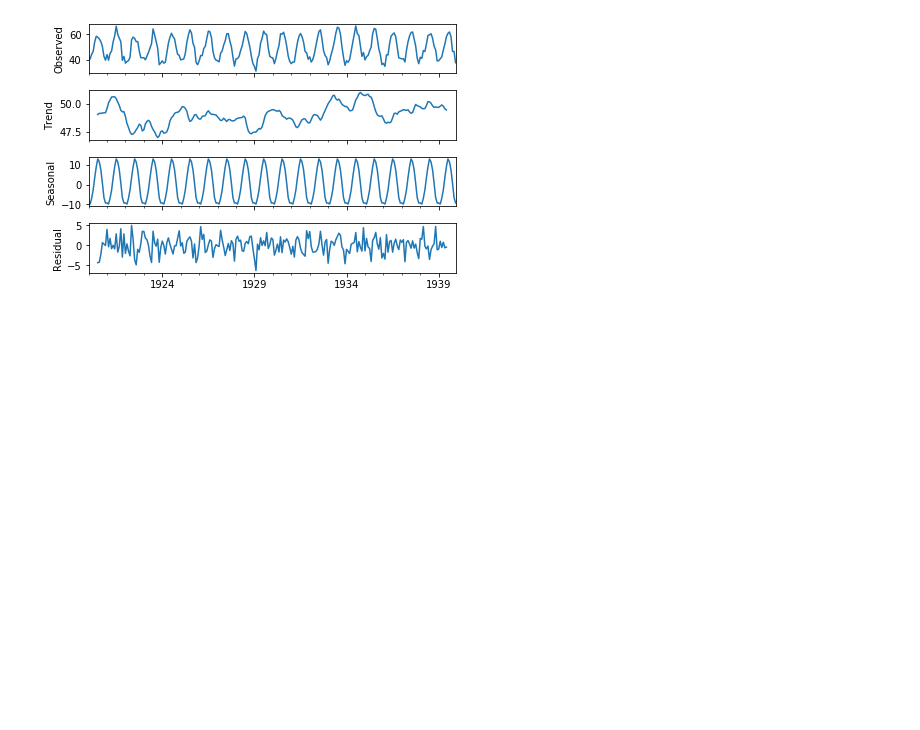
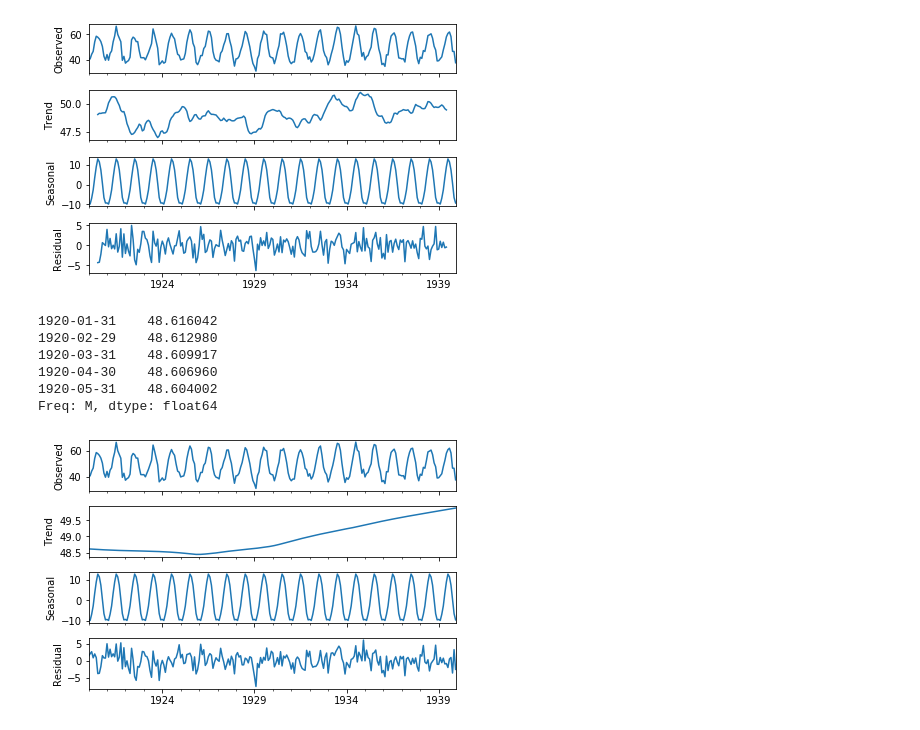
Before and after one commit to darrahts/timeSeriesAnalysis, a Jupyter notebook: arima.ipynb, the cells around one changed output. Saved outputs shown, nothing was run; the diff lists cells and outputs as text; code cells hidden in the pictures; blank space fills up the shorter version.

```diff
--- a/arima.ipynb
+++ b/arima.ipynb
@@ -198,0 +206,14 @@ decplot = decomposed.plot()
+# %%
+stl = decompose(temp_ts, period=12)
+stl.trend.head()
+# %% [output]
+1920-01-31    48.616042
+1920-02-29    48.612980
+1920-03-31    48.609917
+1920-04-30    48.606960
+1920-05-31    48.604002
+Freq: M, dtype: float64
+# %%
+stlvis = stl.plot()
+# %% [output]
+[figure, added]
```
Also changed, not shown: parts of 5 cells of this notebook.
